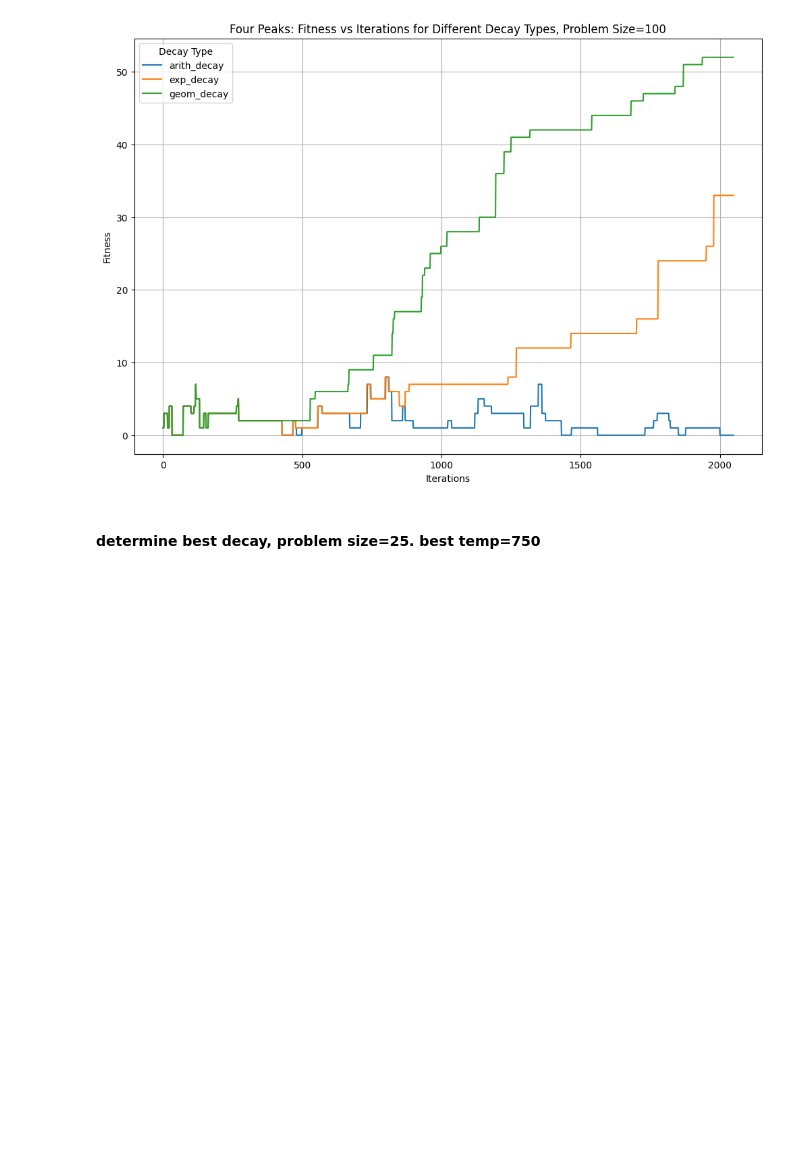
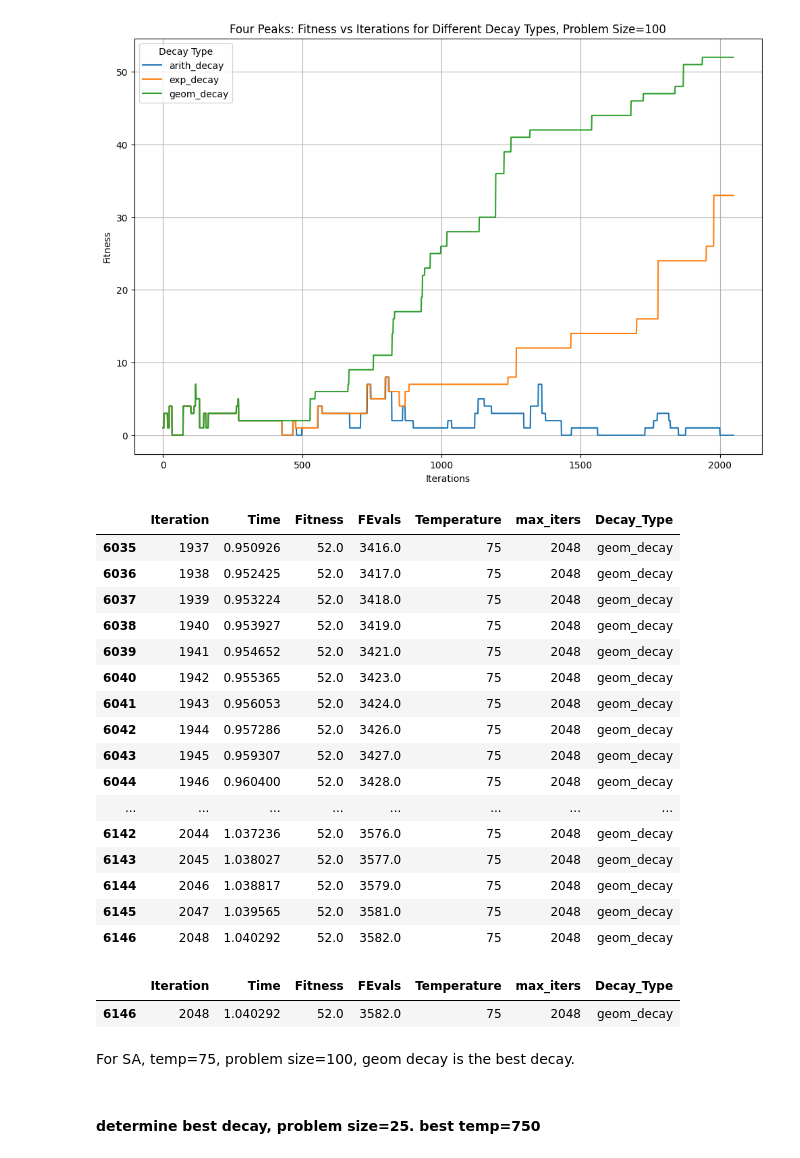
Before and after one commit to melodyyu/cs7641-a2-optimization, a Jupyter notebook: 4peaks_optimization.ipynb, the cells around one changed output. Cells and saved outputs as stored; diff of their text form; code cells hidden in the pictures; blank space fills up the shorter version.

```diff
--- a/4peaks_optimization.ipynb
+++ b/4peaks_optimization.ipynb
@@ -995,6 +1028,39 @@ plt.grid(True)
 plt.show()
 # %% [output]
 [figure]
+# %%
+best_fitness = curve100_df['Fitness'].max()
+best_runs = curve100_df[curve100_df['Fitness'] == best_fitness]
+
+HTML(best_runs.to_html())
+# %% [output]
+|  | Iteration | Time | Fitness | FEvals | Temperature | max_iters | Decay_Type |
+| 6035 | 1937 | 0.950926 | 52.0 | 3416.0 | 75 | 2048 | geom_decay |
+| 6036 | 1938 | 0.952425 | 52.0 | 3417.0 | 75 | 2048 | geom_decay |
+| 6037 | 1939 | 0.953224 | 52.0 | 3418.0 | 75 | 2048 | geom_decay |
+| 6038 | 1940 | 0.953927 | 52.0 | 3419.0 | 75 | 2048 | geom_decay |
+| 6039 | 1941 | 0.954652 | 52.0 | 3421.0 | 75 | 2048 | geom_decay |
+| 6040 | 1942 | 0.955365 | 52.0 | 3423.0 | 75 | 2048 | geom_decay |
+| 6041 | 1943 | 0.956053 | 52.0 | 3424.0 | 75 | 2048 | geom_decay |
+| 6042 | 1944 | 0.957286 | 52.0 | 3426.0 | 75 | 2048 | geom_decay |
+| 6043 | 1945 | 0.959307 | 52.0 | 3427.0 | 75 | 2048 | geom_decay |
+| 6044 | 1946 | 0.960400 | 52.0 | 3428.0 | 75 | 2048 | geom_decay |
+| ... | ... | ... | ... | ... | ... | ... | ... |
+| 6142 | 2044 | 1.037236 | 52.0 | 3576.0 | 75 | 2048 | geom_decay |
+| 6143 | 2045 | 1.038027 | 52.0 | 3577.0 | 75 | 2048 | geom_decay |
+| 6144 | 2046 | 1.038817 | 52.0 | 3579.0 | 75 | 2048 | geom_decay |
+| 6145 | 2047 | 1.039565 | 52.0 | 3581.0 | 75 | 2048 | geom_decay |
+| 6146 | 2048 | 1.040292 | 52.0 | 3582.0 | 75 | 2048 | geom_decay |
+# %%
+maximum_evaluations = best_runs['FEvals'].max()
+
+best_curve_run = best_runs[best_runs['FEvals'] == maximum_evaluations]
+HTML(best_curve_run.to_html())
+# %% [output]
+|  | Iteration | Time | Fitness | FEvals | Temperature | max_iters | Decay_Type |
+| 6146 | 2048 | 1.040292 | 52.0 | 3582.0 | 75 | 2048 | geom_decay |
+# %% [markdown]
+For SA, temp=75, problem size=100, geom decay is the best decay.
 # %% [markdown]
 #### determine best decay, problem size=25. best temp=750
 # %%
```
Also changed, not shown: parts of 6 cells of this notebook.
